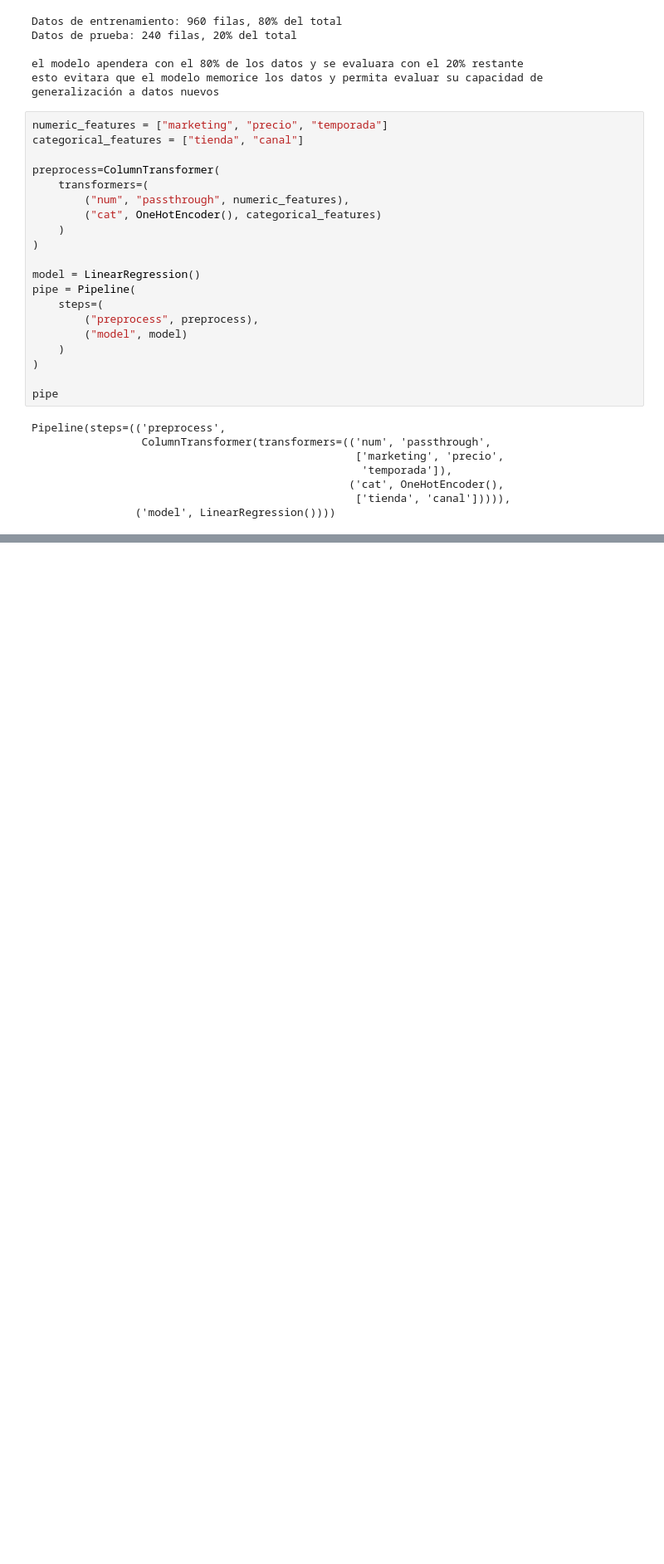
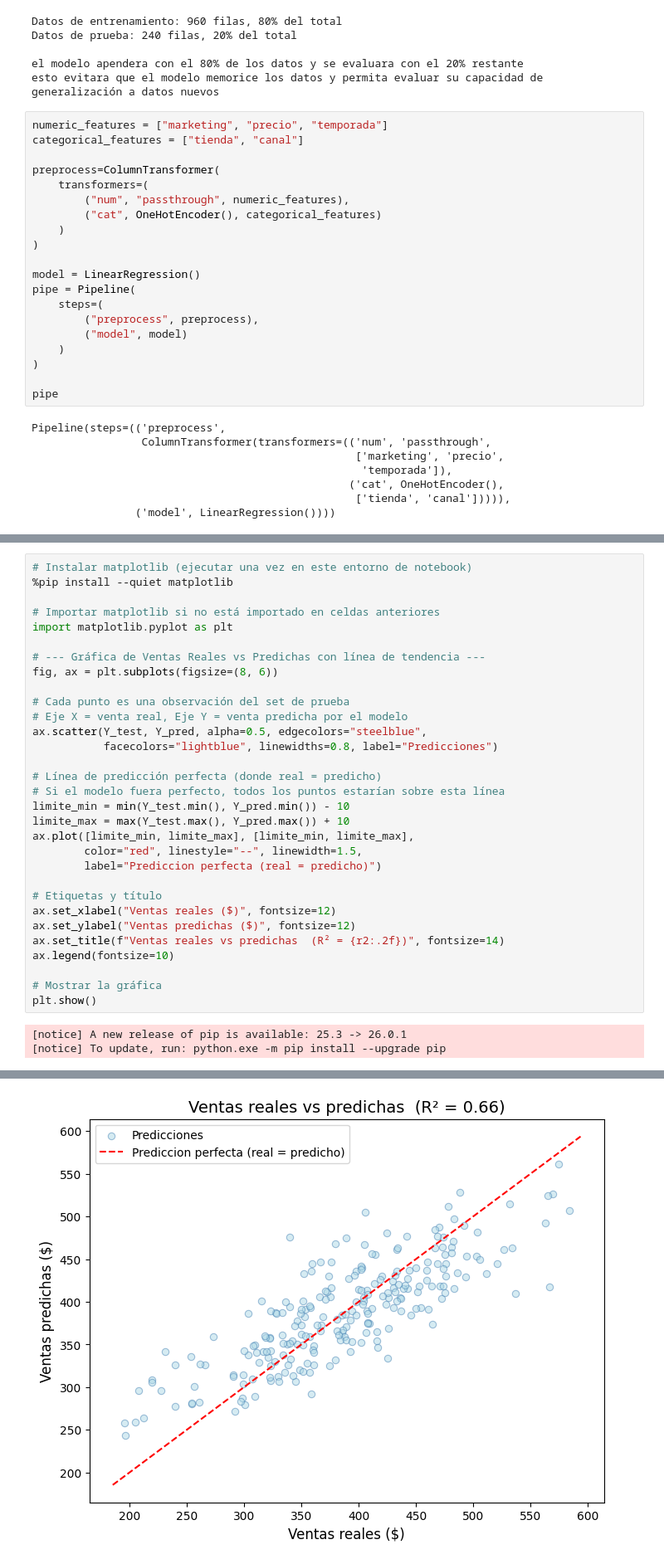
Before and after one commit to cesar95icesi/machine-learning-intep, a Jupyter notebook: JEFFERSON/clase2.ipynb, the cells around one changed output, grey strips where cells are left out. Shown at 83% size. Drawn from its saved outputs; the diff is of its cells as text; blank space fills up the shorter version.

```diff
--- a/JEFFERSON/clase2.ipynb
+++ b/JEFFERSON/clase2.ipynb
@@ -126,0 +165,34 @@ INTERPRETACIÓN:
+# %%
+# Instalar matplotlib (ejecutar una vez en este entorno de notebook)
+%pip install --quiet matplotlib
+
+# Importar matplotlib si no está importado en celdas anteriores
+import matplotlib.pyplot as plt
+
+# --- Gráfica de Ventas Reales vs Predichas con línea de tendencia ---
+fig, ax = plt.subplots(figsize=(8, 6))
+
+# Cada punto es una observación del set de prueba
+# Eje X = venta real, Eje Y = venta predicha por el modelo
+ax.scatter(Y_test, Y_pred, alpha=0.5, edgecolors="steelblue",
+           facecolors="lightblue", linewidths=0.8, label="Predicciones")
+
+# Línea de predicción perfecta (donde real = predicho)
+# Si el modelo fuera perfecto, todos los puntos estarían sobre esta línea
+limite_min = min(Y_test.min(), Y_pred.min()) - 10
+limite_max = max(Y_test.max(), Y_pred.max()) + 10
+ax.plot([limite_min, limite_max], [limite_min, limite_max],
+        color="red", linestyle="--", linewidth=1.5,
+        label="Prediccion perfecta (real = predicho)")
+
+# Etiquetas y título
+ax.set_xlabel("Ventas reales ($)", fontsize=12)
+ax.set_ylabel("Ventas predichas ($)", fontsize=12)
+ax.set_title(f"Ventas reales vs predichas  (R² = {r2:.2f})", fontsize=14)
+ax.legend(fontsize=10)
+
+# Mostrar la gráfica
+plt.show()
+# %% [output]
+[notice] A new release of pip is available: 25.3 -> 26.0.1
+[notice] To update, run: python.exe -m pip install --upgrade pip
@@ -126,0 +200 @@ INTERPRETACIÓN:
+[figure, added]
```
Also changed, not shown: parts of 7 cells of this notebook, 2 other files.
